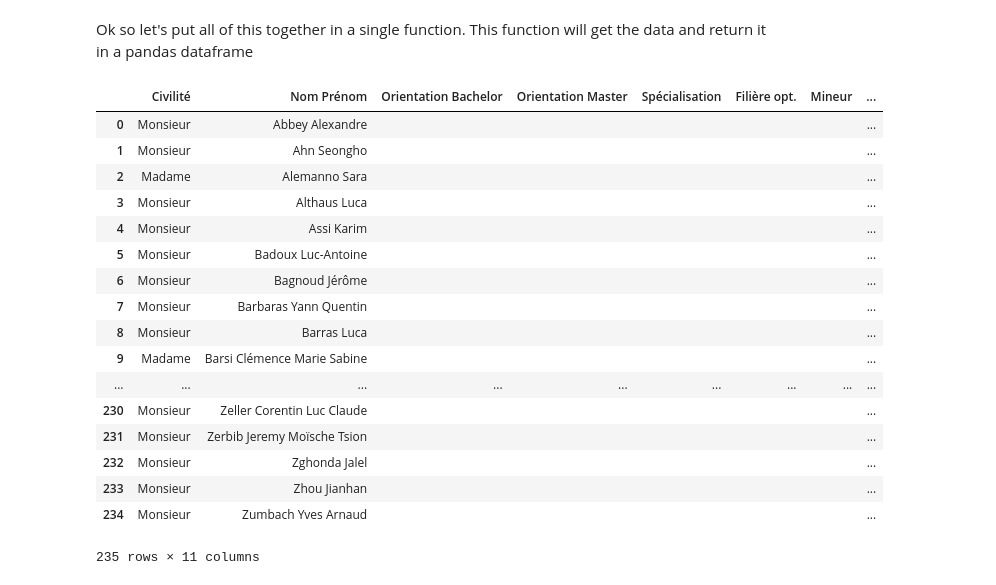
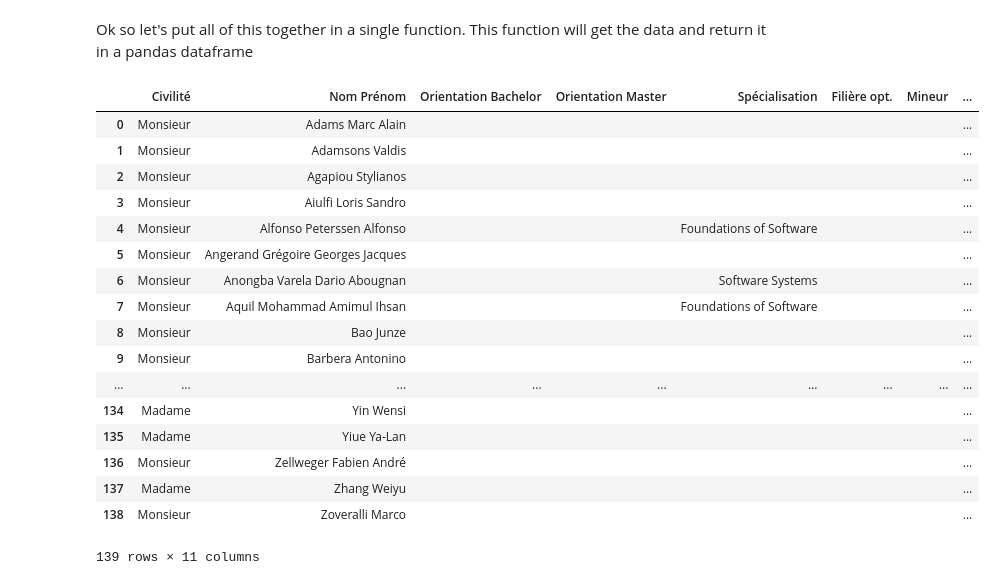
Before and after one commit to fearnleymartin/ada-epfl, a Jupyter notebook: 02 - Data from the Web/Data from the web.ipynb, the cells around one changed output. Cells and saved outputs as stored; diff of their text form; code cells hidden in the pictures.

```diff
--- a/02 - Data from the Web/Data from the web.ipynb
+++ b/02 - Data from the Web/Data from the web.ipynb
@@ -299,23 +301,23 @@ def get_table(semestre, year, student_type):
     return df
 # %%
 # test
-get_table(1,'2016-2017', 'bachelor')
+get_table(1,'2016-2017', 'master')
 # %% [output]
 |  | Civilité | Nom Prénom | Orientation Bachelor | Orientation Master | Spécialisation | Filière opt. | Mineur | ... |
-| 0 | Monsieur | Abbey Alexandre |  |  |  |  |  | ... |
-| 1 | Monsieur | Ahn Seongho |  |  |  |  |  | ... |
-| 2 | Madame | Alemanno Sara |  |  |  |  |  | ... |
-| 3 | Monsieur | Althaus Luca |  |  |  |  |  | ... |
-| 4 | Monsieur | Assi Karim |  |  |  |  |  | ... |
-| 5 | Monsieur | Badoux Luc-Antoine |  |  |  |  |  | ... |
-| 6 | Monsieur | Bagnoud Jérôme |  |  |  |  |  | ... |
-| 7 | Monsieur | Barbaras Yann Quentin |  |  |  |  |  | ... |
-| 8 | Monsieur | Barras Luca |  |  |  |  |  | ... |
-| 9 | Madame | Barsi Clémence Marie Sabine |  |  |  |  |  | ... |
+| 0 | Monsieur | Adams Marc Alain |  |  |  |  |  | ... |
+| 1 | Monsieur | Adamsons Valdis |  |  |  |  |  | ... |
+| 2 | Monsieur | Agapiou Stylianos |  |  |  |  |  | ... |
+| 3 | Monsieur | Aiulfi Loris Sandro |  |  |  |  |  | ... |
+| 4 | Monsieur | Alfonso Peterssen Alfonso |  |  | Foundations of Software |  |  | ... |
+| 5 | Monsieur | Angerand Grégoire Georges Jacques |  |  |  |  |  | ... |
+| 6 | Monsieur | Anongba Varela Dario Abougnan |  |  | Software Systems |  |  | ... |
+| 7 | Monsieur | Aquil Mohammad Amimul Ihsan |  |  | Foundations of Software |  |  | ... |
+| 8 | Monsieur | Bao Junze |  |  |  |  |  | ... |
+| 9 | Monsieur | Barbera Antonino |  |  |  |  |  | ... |
 | ... | ... | ... | ... | ... | ... | ... | ... | ... |
-| 230 | Monsieur | Zeller Corentin Luc Claude |  |  |  |  |  | ... |
-| 231 | Monsieur | Zerbib Jeremy Moïsche Tsion |  |  |  |  |  | ... |
-| 232 | Monsieur | Zghonda Jalel |  |  |  |  |  | ... |
-| 233 | Monsieur | Zhou Jianhan |  |  |  |  |  | ... |
-| 234 | Monsieur | Zumbach Yves Arnaud |  |  |  |  |  | ... |
+| 134 | Madame | Yin Wensi |  |  |  |  |  | ... |
+| 135 | Madame | Yiue Ya-Lan |  |  |  |  |  | ... |
+| 136 | Monsieur | Zellweger Fabien André |  |  |  |  |  | ... |
+| 137 | Madame | Zhang Weiyu |  |  |  |  |  | ... |
+| 138 | Monsieur | Zoveralli Marco |  |  |  |  |  | ... |
-235 rows × 11 columns
+139 rows × 11 columns
```
Also changed, not shown: parts of 1 cell of this notebook.
